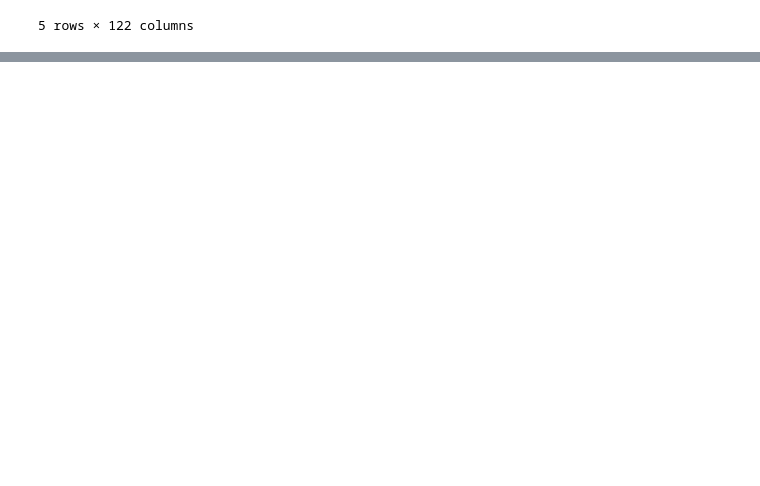
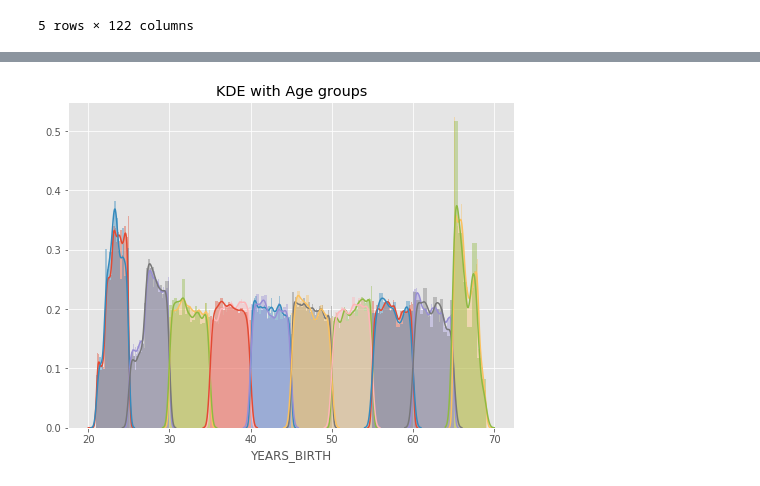
Before and after one commit to amonre1008/4th-ML100Days, a Jupyter notebook: homework/Day_016_HW.ipynb, the cells around one changed output, grey strips where cells are left out. Saved outputs shown, nothing was run; the diff lists cells and outputs as text; code cells hidden in the pictures; blank space fills up the shorter version.

```diff
--- a/homework/Day_016_HW.ipynb
+++ b/homework/Day_016_HW.ipynb
@@ -55,7 +55,7 @@ age_data['YEARS_BIRTH'] = age_data['DAYS_BIRTH'] / 365 # day-age to year-age
 """
 Your Code Here
 """
-bin_cut =
+bin_cut = np.linspace(20, 70, num=11)
 age_data['YEARS_BINNED'] = pd.cut(age_data['YEARS_BIRTH'], bins = bin_cut)
 
 # 顯示不同組的數量
@@ -68,7 +84,7 @@ SyntaxError: invalid syntax (<ipython-input-6-17f864215bbc>, line 9)
 """
 Your Code Here
 """
-year_group_sorted =
+year_group_sorted = np.sort(age_data['YEARS_BINNED'].unique())
 
 plt.figure(figsize=(8,6))
 for i in range(len(year_group_sorted)):
@@ -84,3 +99,4 @@ SyntaxError: invalid syntax (<ipython-input-7-0115b3075f11>, line 5)
+[figure, added]
 # %%
 # 計算每個年齡區間的 Target、DAYS_BIRTH與 YEARS_BIRTH 的平均值
 age_groups  = age_data.groupby('YEARS_BINNED').mean()
```
Also changed, not shown: parts of 4 cells of this notebook.
